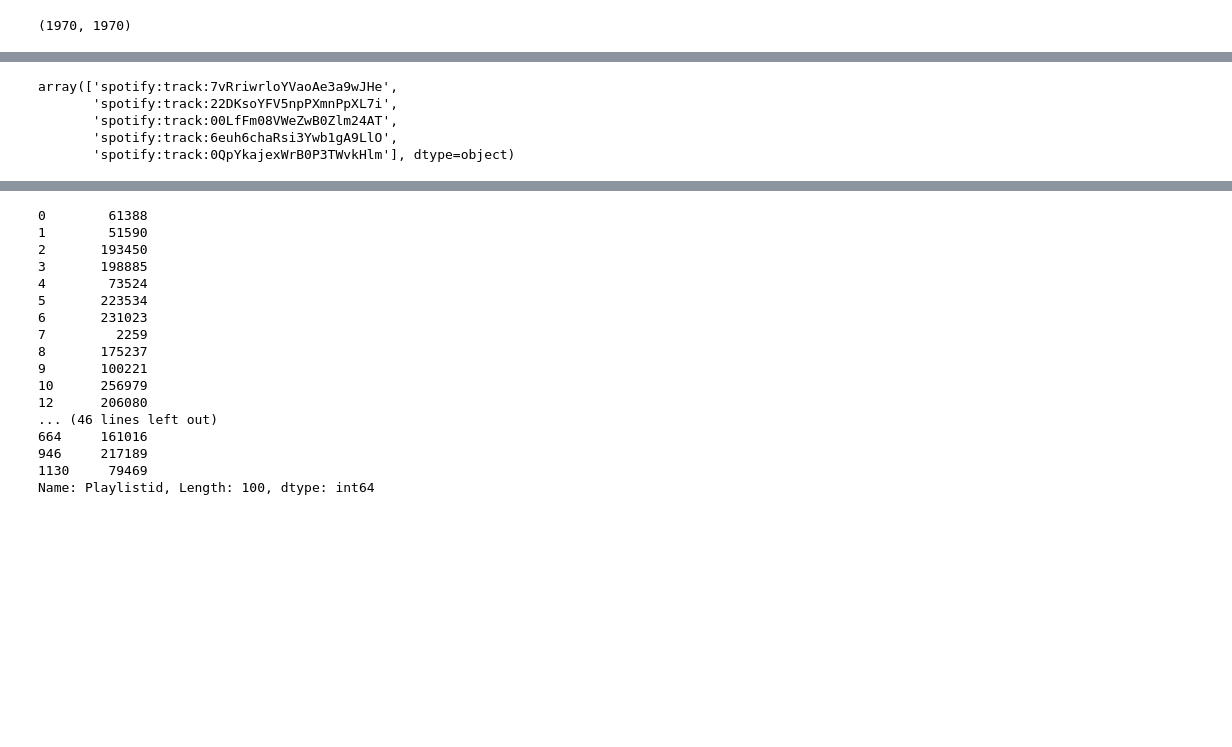
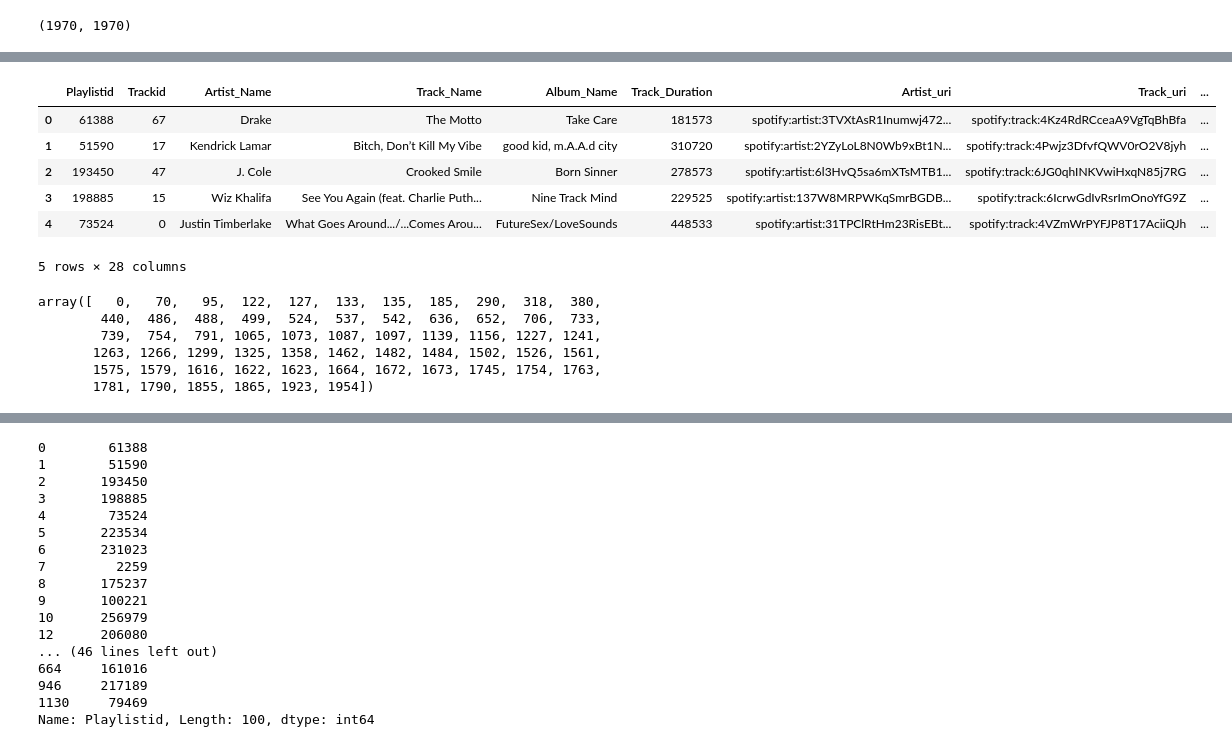
Before and after one commit to phoebewong/spotify-teamNPK, a Jupyter notebook: src/100_playlist_content_filtering.ipynb, the cells around one changed output, grey strips where cells are left out. Cells and saved outputs as stored; diff of their text form; code cells hidden in the pictures; blank space fills up the shorter version.

```diff
--- a/src/100_playlist_content_filtering.ipynb
+++ b/src/100_playlist_content_filtering.ipynb
@@ -400,0 +163,10 @@ def cos_similar_songs_playlist(cos_matrix, orig_df, target_playlist_inx, cand_li
+# %%
+train.head()
+# %% [output]
+|  | Playlistid | Trackid | Artist_Name | Track_Name | Album_Name | Track_Duration | Artist_uri | Track_uri | ... |
+| 0 | 61388 | 67 | Drake | The Motto | Take Care | 181573 | spotify:artist:3TVXtAsR1Inumwj472... | spotify:track:4Kz4RdRCceaA9VgTqBhBfa | ... |
+| 1 | 51590 | 17 | Kendrick Lamar | Bitch, Don’t Kill My Vibe | good kid, m.A.A.d city | 310720 | spotify:artist:2YZyLoL8N0Wb9xBt1N... | spotify:track:4Pwjz3DfvfQWV0rO2V8jyh | ... |
+| 2 | 193450 | 47 | J. Cole | Crooked Smile | Born Sinner | 278573 | spotify:artist:6l3HvQ5sa6mXTsMTB1... | spotify:track:6JG0qhINKVwiHxqN85j7RG | ... |
+| 3 | 198885 | 15 | Wiz Khalifa | See You Again (feat. Charlie Puth... | Nine Track Mind | 229525 | spotify:artist:137W8MRPWKqSmrBGDB... | spotify:track:6IcrwGdIvRsrImOnoYfG9Z | ... |
+| 4 | 73524 | 0 | Justin Timberlake | What Goes Around.../...Comes Arou... | FutureSex/LoveSounds | 448533 | spotify:artist:31TPClRtHm23RisEBt... | spotify:track:4VZmWrPYFJP8T17AciiQJh | ... |
+5 rows × 28 columns
@@ -401,2 +179,10 @@ def cos_similar_songs_playlist(cos_matrix, orig_df, target_playlist_inx, cand_li
 # %%
-target_track_inx = np.where(train["Playlistid"] == target_playlistid)
+target_track_inx = np.where(train["Playlistid"] == target_playlist_id)[0]
+target_track_inx
+# %% [output]
+array([   0,   70,   95,  122,  127,  133,  135,  185,  290,  318,  380,
+        440,  486,  488,  499,  524,  537,  542,  636,  652,  706,  733,
+        739,  754,  791, 1065, 1073, 1087, 1097, 1139, 1156, 1227, 1241,
+       1263, 1266, 1299, 1325, 1358, 1462, 1482, 1484, 1502, 1526, 1561,
+       1575, 1579, 1616, 1622, 1623, 1664, 1672, 1673, 1745, 1754, 1763,
+       1781, 1790, 1855, 1865, 1923, 1954])
@@ -410,8 +188,0 @@ trial_songs = cos_similar_songs_track(train_scaled_cos_matrix, train, 0, 5)
-# %%
-trial_songs
-# %% [output]
-array(['spotify:track:7vRriwrloYVaoAe3a9wJHe',
-       'spotify:track:22DKsoYFV5npPXmnPpXL7i',
-       'spotify:track:00LfFm08VWeZwB0Zlm24AT',
-       'spotify:track:6euh6chaRsi3Ywb1gA9LlO',
-       'spotify:track:0QpYkajexWrB0P3TWvkHlm'], dtype=object)
```
Also changed, not shown: parts of 33 cells of this notebook, 1 other file.
